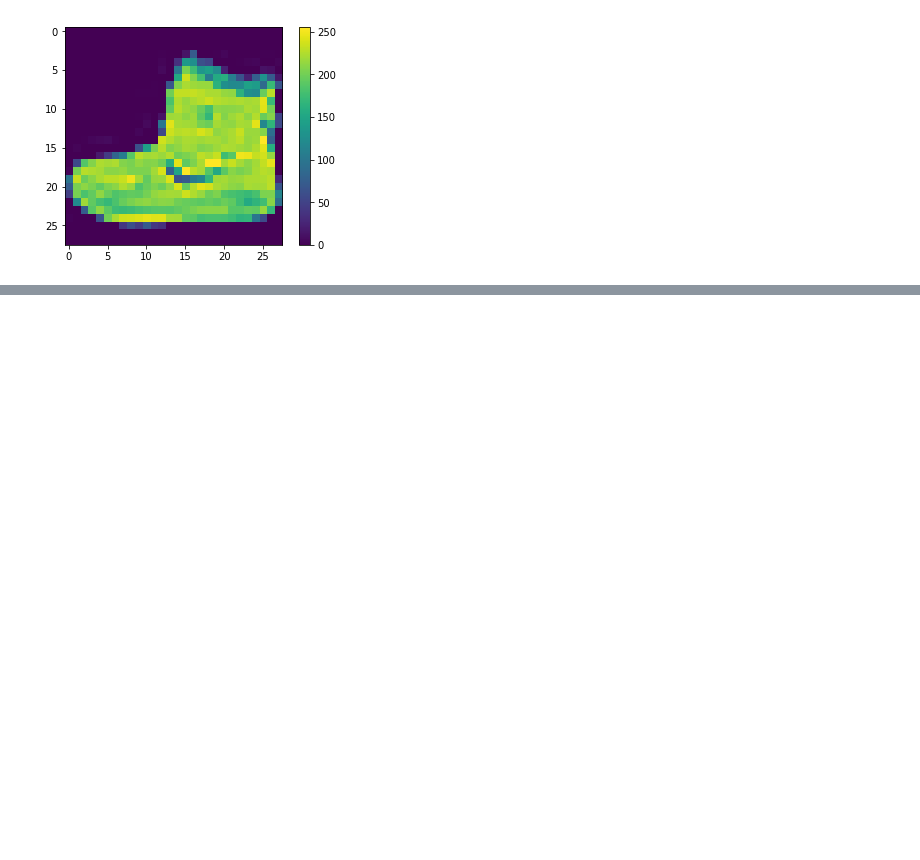
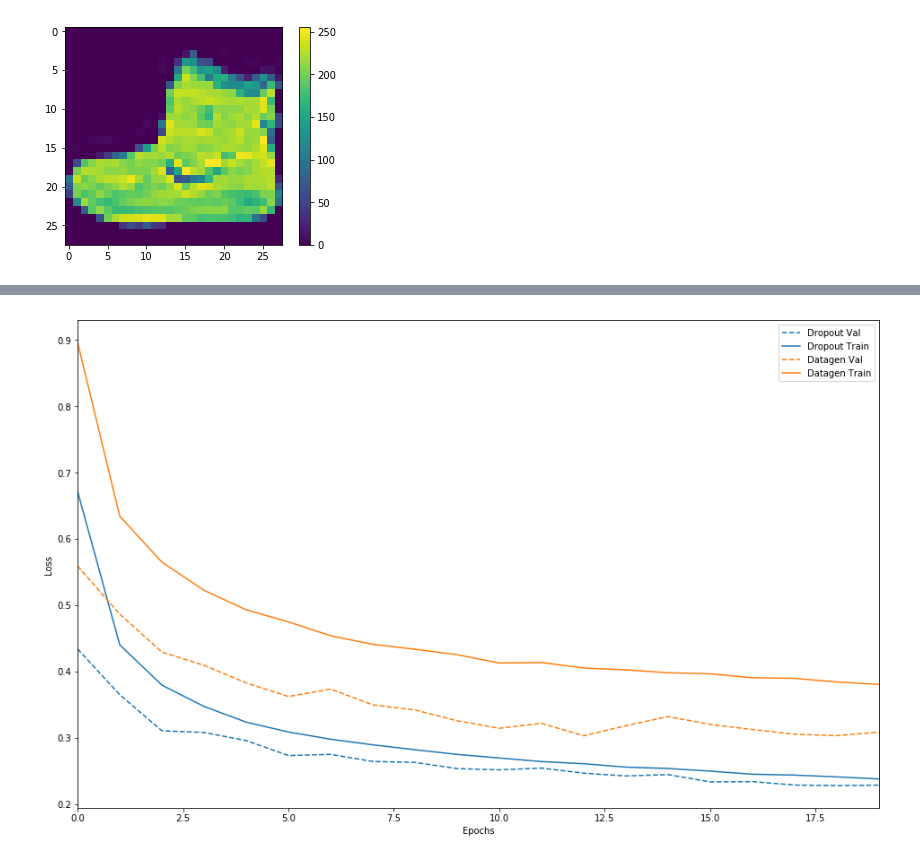
Before and after one commit to lucoby/machine-learning, a Jupyter notebook: Deep Learning.ipynb, the cells around one changed output, grey strips where cells are left out. Saved outputs shown, nothing was run; the diff lists cells and outputs as text; code cells hidden in the pictures; blank space fills up the shorter version.

```diff
--- a/Deep Learning.ipynb
+++ b/Deep Learning.ipynb
@@ -370,0 +524,32 @@ plot_history([('larger', larger_history),
+# %%
+dg_model = keras.Sequential()
+dg_model.add(keras.layers.Conv2D(filters=32, kernel_size=(5,5),
+                 activation='relu',
+                 input_shape=(28, 28, 1)))
+dg_model.add(keras.layers.Conv2D(filters=32, kernel_size=(5,5),
+                 activation='relu',
+                 input_shape=(28, 28, 1)))
+dg_model.add(keras.layers.MaxPooling2D(pool_size=2))
+dg_model.add(keras.layers.Dropout(0.5))
+dg_model.add(keras.layers.Conv2D(filters=64, kernel_size=(3,3),
+                 activation='relu'))
+dg_model.add(keras.layers.Conv2D(filters=64, kernel_size=(3,3),
+                 activation='relu'))
+dg_model.add(keras.layers.MaxPooling2D(pool_size=2))
+dg_model.add(keras.layers.Dropout(0.5))
+dg_model.add(keras.layers.Flatten())
+dg_model.add(keras.layers.Dense(256, activation='relu'))
+dg_model.add(keras.layers.Dense(10, activation='softmax'))
+
+dg_model.compile(optimizer='adam',
+                loss='sparse_categorical_crossentropy',
+                metrics=['accuracy'])
+
+dg_model.summary()
+
+dg_history = dg_model.fit_generator(datagen.flow(x_train, train_labels,
+                              batch_size=64),
+                              epochs = 20,
+                              validation_data = (x_test, test_labels),
+                              verbose = 2,
+                              steps_per_epoch=x_train.shape[0] // 64)
@@ -370,0 +574,5 @@ plot_history([('larger', larger_history),
+# %%
+plot_history([('Dropout', adv_history),
+              ('DataGen', dg_history)])
+# %% [output]
+[figure, added]
```
Also changed, not shown: parts of 27 cells of this notebook, 2 other files.
